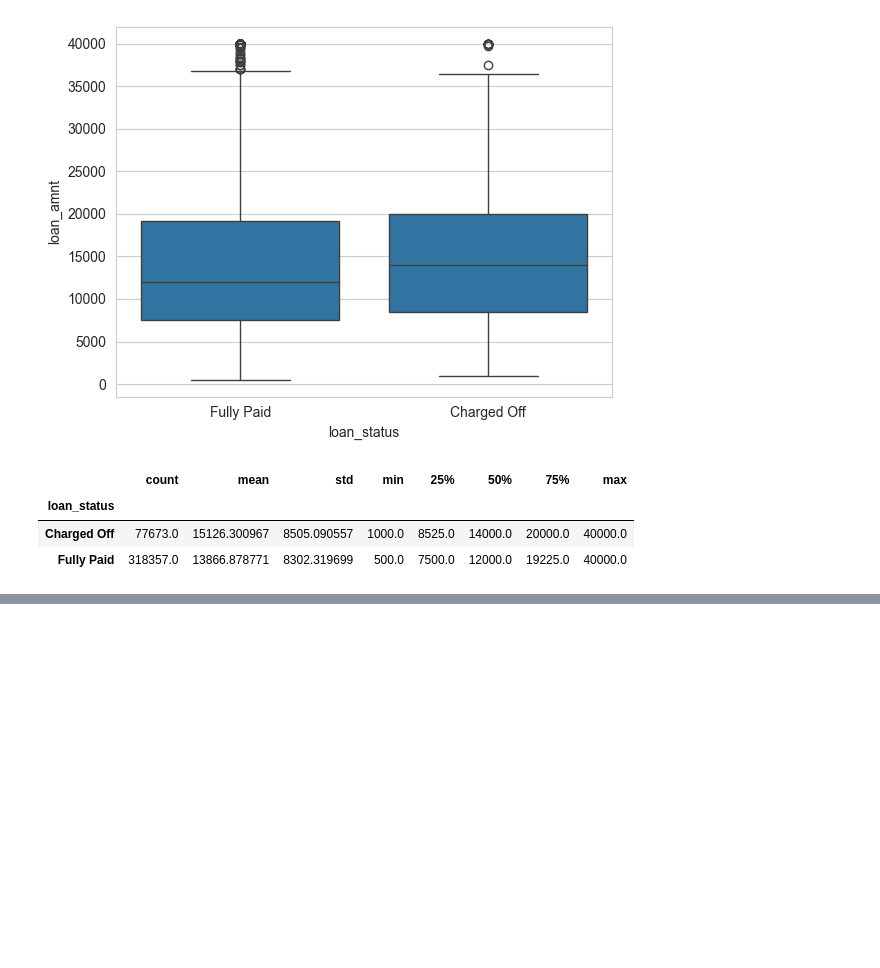
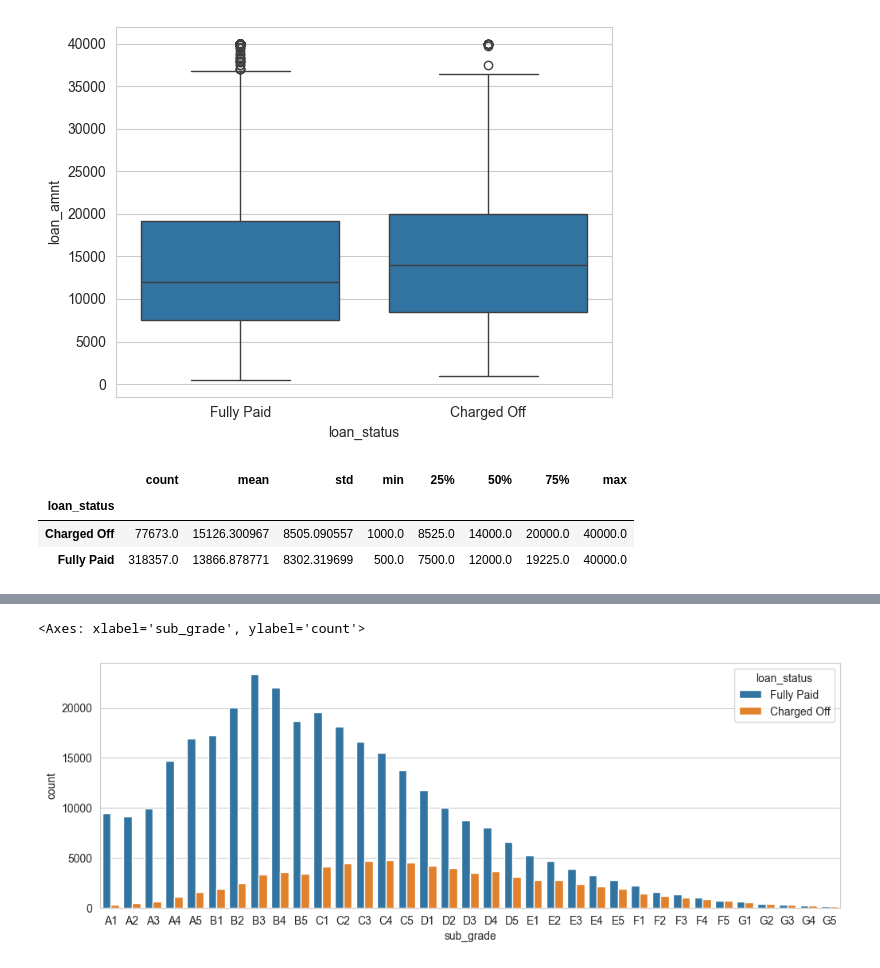
Before and after one commit to fernandohitmas/Python-for-Machine-Learning-Jose-Portilla-, a Jupyter notebook: TensorFlow e Keras/TF_keras_exercicio.ipynb, the cells around one changed output, grey strips where cells are left out. Drawn from its saved outputs; the diff is of its cells as text; code cells hidden in the pictures; blank space fills up the shorter version.

```diff
--- a/TensorFlow e Keras/TF_keras_exercicio.ipynb
+++ b/TensorFlow e Keras/TF_keras_exercicio.ipynb
@@ -137,0 +176,6 @@ df.groupby('loan_status').describe()['loan_amnt']
+# %%
+plt.figure(figsize=(12,4))
+sns.countplot(df,x='sub_grade', order=sub_grade, hue='loan_status')
+# %% [output]
+<Axes: xlabel='sub_grade', ylabel='count'>
+[figure, added]
```
Also changed, not shown: parts of 15 cells of this notebook.
